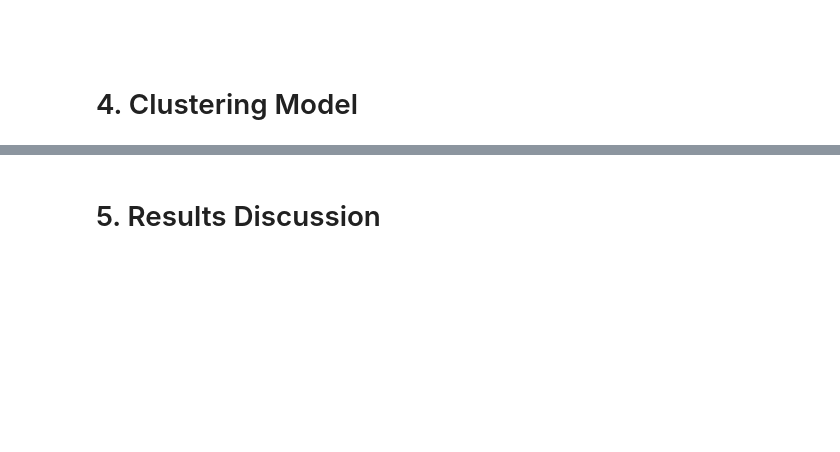
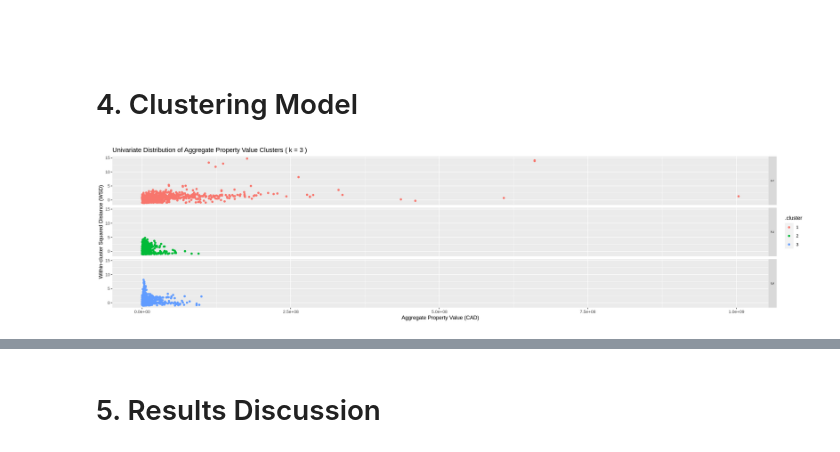
Before and after one commit to halarii/dsci100-2023s1-group-44, a Jupyter notebook: clustering-analysis.ipynb, the cells around one changed output, grey strips where cells are left out. Saved outputs shown, nothing was run; the diff lists cells and outputs as text; code cells hidden in the pictures; blank space fills up the shorter version.

Commit message:
Created clustering model using k = 3

```diff
--- a/clustering-analysis.ipynb
+++ b/clustering-analysis.ipynb
@@ -102,7 +104,8 @@ property_housing_only <- property_housing_only |>
                             filter(CURRENT_LAND_VALUE > 0,
                                    CURRENT_IMPROVEMENT_VALUE > 0,
                                    YEAR_BUILT > 0,
-                                   BIG_IMPROVEMENT_YEAR > 0)
+                                   BIG_IMPROVEMENT_YEAR > 0) |>
+                            drop_na()
 print(paste("Entry Count after NA and 0 removal: ", nrow(property_housing_only)))
 
 # Summary table counting each housing type
@@ -124,7 +129,6 @@ A tibble: 3 × 2
 # %%
 ## Address Aggregation
-# Find count of same-address property value entries by location
-
+# Computation of aggregate statistics:
 housing_aggregated <- property_housing_only |>
                         group_by(lat, long) |>
                         arrange(long) |>
@@ -133,10 +137,11 @@ housing_aggregated <- property_housing_only |>
                                   MEAN_YEAR_BUILT = mean(YEAR_BUILT),
                                   MEAN_BIG_IMPROVEMENT_YEAR = mean(BIG_IMPROVEMENT_YEAR),
                                   MEAN_TAX_LEVY = mean(TAX_LEVY),
-                                  SAME_ADDRESS_ENTRIES = n())
-# head(housing_aggregated)
+                                  SAME_ADDRESS_ENTRIES = n()) |>
+                        as_tibble()
 
-print(paste("Same-address Property Value Entries:", nrow(housing_aggregated), " / ", nrow(property_housing_only), " total"))
+print(paste("Same-address Property Value Entries:", nrow(housing_aggregated), " / ", nrow(property_housing_only),
+            " (", signif(nrow(housing_aggregated) / nrow(property_housing_only) * 100, 4), "% ) total"))
 
 # Plot Geographic distribution of Same-Address Property Tax Report Entries
 options(repr.plot.width = 20, repr.plot.height =20)
@@ -257,0 +237,87 @@ set.seed(9876)
+# %%
+set.seed(seed)
+
+## Data Specification with tuned k and selected features
+# Selected k from Section 2 above
+k <- 3
+
+# Selected features from Section 2 above
+housing_aggregated_selected <- housing_aggregated |>
+                                select(AGGREGATE_CURRENT_LAND_VALUE,
+                                       MEAN_YEAR_BUILT,
+                                       lat,
+                                       long)
+
+
+# Calculated means and SDs of lat and long, for conversion out of scaled values
+m_lat <- housing_aggregated |>
+        select(lat) |>
+        summarize(mean = mean(lat)) |>
+        pull()
+sd_lat <- m <- housing_aggregated |>
+        select(lat) |>
+        summarize(sd = sd(lat)) |>
+        pull()
+m_long <- housing_aggregated |>
+        select(long) |>
+        summarize(mean = mean(long)) |>
+        pull()
+sd_long <- m <- housing_aggregated |>
+        select(long) |>
+        summarize(sd = sd(long)) |>
+        pull()
+
+# Data scaling for clustering purposes
+scaled_data <- housing_aggregated_selected |>
+                mutate(across(everything(),scale))
+
+## K-Means Model
+optimal_kmeans <- scaled_data |>
+                    kmeans(centers = k, nstart = 50)
+
+# Calculate unscaled lat and long
+optimal_kmeans_centers <- optimal_kmeans$centers
+optimal_kmeans_geo_centers <- as_tibble(optimal_kmeans_centers) |>
+                                select(lat, long) |>
+                                mutate(cluster_lat = (lat * sd_lat) + m_lat) |>
+                                mutate(cluster_long = (long * sd_long) + m_long) |>
+                                bind_cols(.cluster = as_factor(seq(from = 1, to = k, by = 1))) |>
+                                select(cluster_lat, cluster_long, .cluster)
+
+#Augmented Clustering Model for Distance Calculation
+optimal_kmeans <- optimal_kmeans |>
+                    augment(housing_aggregated)
+
+#Calculate within-cluster squared distance for each observation
+optimal_kmeans_distances <- optimal_kmeans |>
+                            left_join(optimal_kmeans_geo_centers, by = ".cluster", relationship = "many-to-many") |>
+                            select(lat, long, cluster_lat, cluster_long) |>
+                            mutate(WSD = (cluster_lat-lat)^2+(cluster_long-long)^2) |>
+                            mutate(WSD_Scaled = scale(WSD)) |>
+                            select(WSD, WSD_Scaled)
+optimal_kmeans <- bind_cols(optimal_kmeans, optimal_kmeans_distances)
+
+options(repr.plot.width = 20, repr.plot.height =5)
+property_value_cluster_dist <- optimal_kmeans |>
+                                ggplot(aes(x=AGGREGATE_CURRENT_LAND_VALUE,y=WSD_Scaled,color=.cluster)) +
+                                geom_point() +
+                                facet_grid(rows = vars(.cluster)) +
+                                labs(x = "Aggregate Property Value (CAD)",
+                                     y = "Within-cluster Squared Distance (WSD)",
+                                     title = paste("Univariate Distribution of Aggregate Property Value Clusters ( k =",k,")"))
+property_value_cluster_dist
+
+# Graph Geographic Distribution of Clusters
+options(repr.plot.width = 17, repr.plot.height =10)
+cluster_geo_dist <- optimal_kmeans |>
+                ggplot(aes(x=long,y=lat,color=.cluster)) +
+                geom_point(alpha = 0.5, size = 0.125) +
+                geom_point(data = optimal_kmeans_geo_centers, aes(x=cluster_long, y=cluster_lat), size = 5) +
+                coord_fixed(ratio = 1, xlim = c(-123.225,-123.025), ylim = c(49.20, 49.30), expand = TRUE, clip = "on") +
+                labs(x = "Longitude", y = "Latitude",
+                     color = "Cluster",
+                     title = paste("Geographic Distribution of Vancouver Housing Clusters ( k =",k,")")) +
+                theme(text = element_text(size = 15))
+cluster_geo_dist
+# %% [output]
+[figure, added]
```
Also changed, not shown: parts of 11 cells of this notebook.
